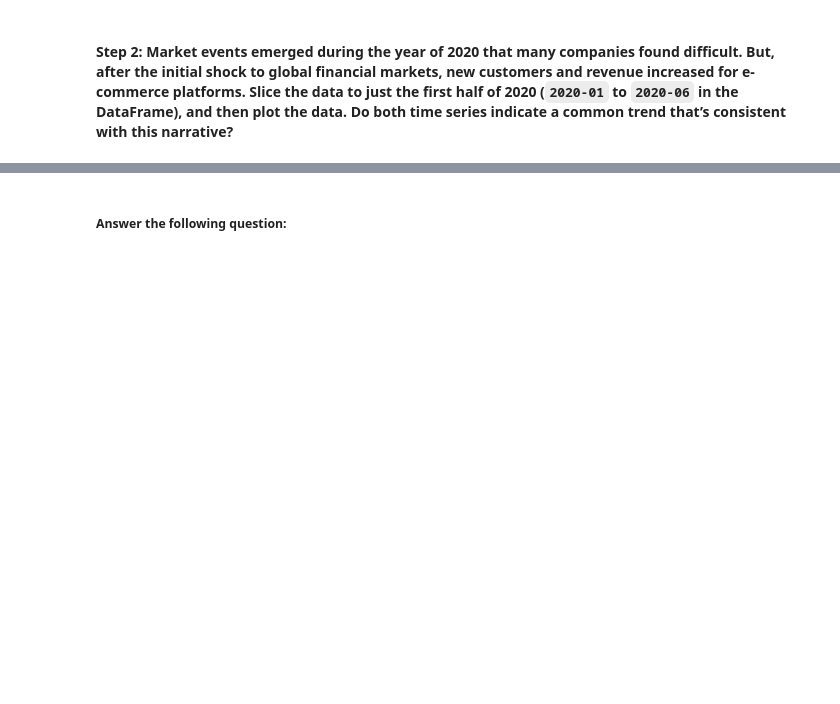
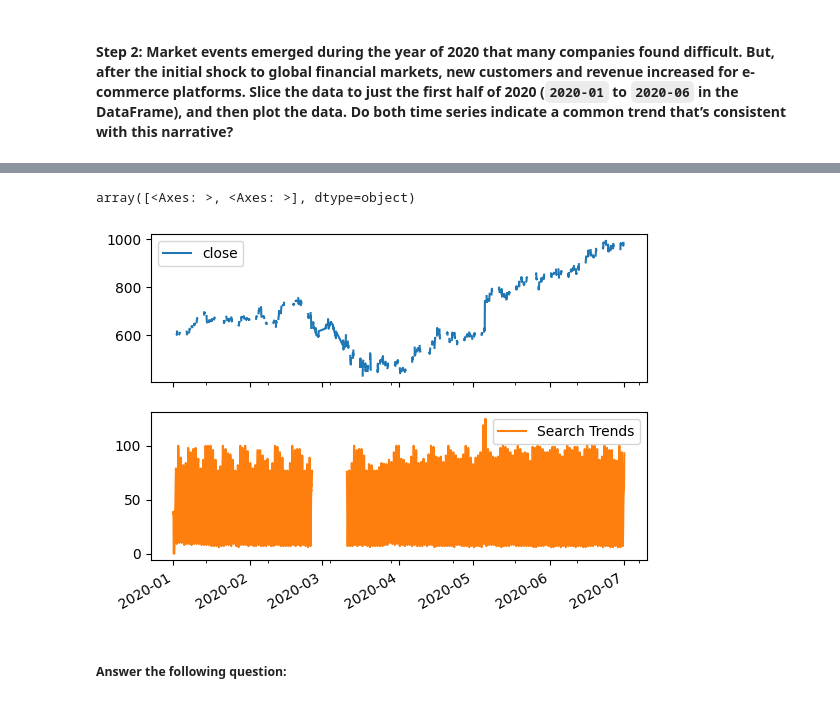
Before and after one commit to AngieP48/prophet-challenge, a Jupyter notebook: forecasting_net_prophet.ipynb, the cells around one changed output, grey strips where cells are left out. Drawn from its saved outputs; the diff is of its cells as text; code cells hidden in the pictures; blank space fills up the shorter version.

```diff
--- a/forecasting_net_prophet.ipynb
+++ b/forecasting_net_prophet.ipynb
@@ -277,8 +276,11 @@ df_mercado_combined_slice.tail()
 # %%
 # Visualize the close and Search Trends dataw
 # Plot each column on a separate axes using the following syntax
 # `plot(subplots=True)`
-2020_first_half.plot(subplots=True)
+first_half_2020.plot(subplots=True)
+# %% [output]
+array([<Axes: >, <Axes: >], dtype=object)
+[figure, added]
 # %% [markdown]
 ##### Answer the following question:
 # %% [markdown]
```
Also changed, not shown: parts of 20 cells of this notebook.
